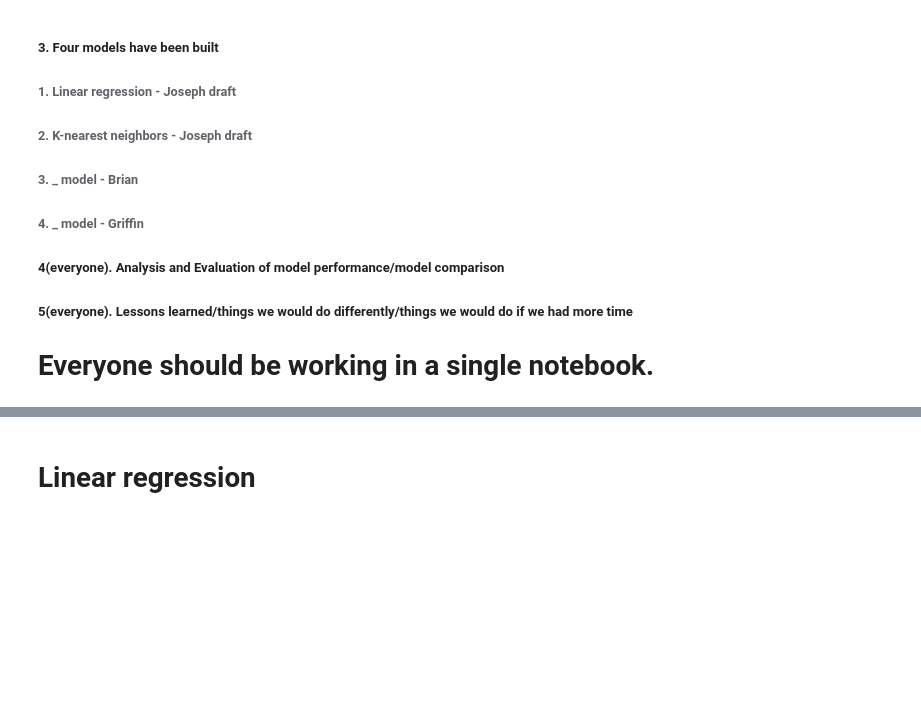
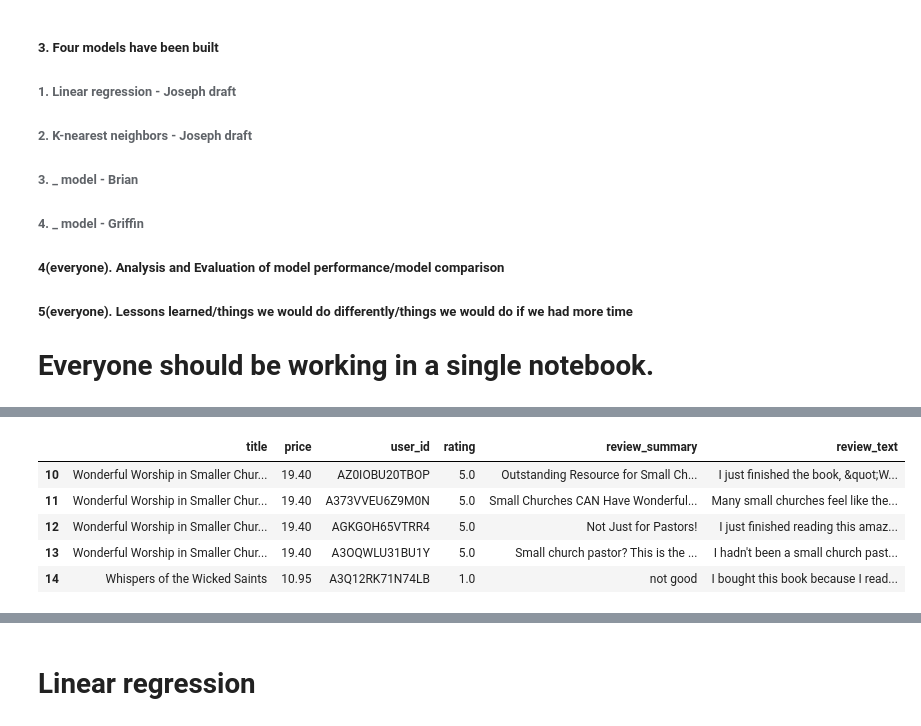
Before and after one commit to joembarron/cap_4770_group_project, a Jupyter notebook: Book Rating Predictions.ipynb, the cells around one changed output, grey strips where cells are left out. Saved outputs shown, nothing was run; the diff lists cells and outputs as text; code cells hidden in the pictures; blank space fills up the shorter version.

Commit message:
Add sentiment of review/summary, review/text columns into ML models

```diff
--- a/Book Rating Predictions.ipynb
+++ b/Book Rating Predictions.ipynb
@@ -47,4 +66,13 @@ books['date_published'] = books['date_published'].astype(int)
 # %%
-book_ratings = pd.read_csv(book_ratings_path, usecols=["User_id", "Title", "Price", "review/score"])
-book_ratings.rename(columns={'User_id': 'user_id', 'Title': 'title', "Price": "price", 'review/score': 'rating'}, inplace=True)
+book_ratings = pd.read_csv(book_ratings_path, usecols=["User_id", "Title", "Price", "review/score", "review/text", "review/summary"])
+book_ratings.rename(columns={'User_id': 'user_id', 'Title': 'title', "Price": "price", 'review/score': 'rating', 'review/text': 'review_text', 'review/summary': 'review_summary'}, inplace=True)
 book_ratings = book_ratings.dropna()
+
+book_ratings.head(5)
+# %% [output]
+|  | title | price | user_id | rating | review_summary | review_text |
+| 10 | Wonderful Worship in Smaller Chur... | 19.40 | AZ0IOBU20TBOP | 5.0 | Outstanding Resource for Small Ch... | I just finished the book, &quot;W... |
+| 11 | Wonderful Worship in Smaller Chur... | 19.40 | A373VVEU6Z9M0N | 5.0 | Small Churches CAN Have Wonderful... | Many small churches feel like the... |
+| 12 | Wonderful Worship in Smaller Chur... | 19.40 | AGKGOH65VTRR4 | 5.0 | Not Just for Pastors! | I just finished reading this amaz... |
+| 13 | Wonderful Worship in Smaller Chur... | 19.40 | A3OQWLU31BU1Y | 5.0 | Small church pastor? This is the ... | I hadn't been a small church past... |
+| 14 | Whispers of the Wicked Saints | 10.95 | A3Q12RK71N74LB | 1.0 | not good | I bought this book because I read... |
```
Also changed, not shown: parts of 25 cells of this notebook.
